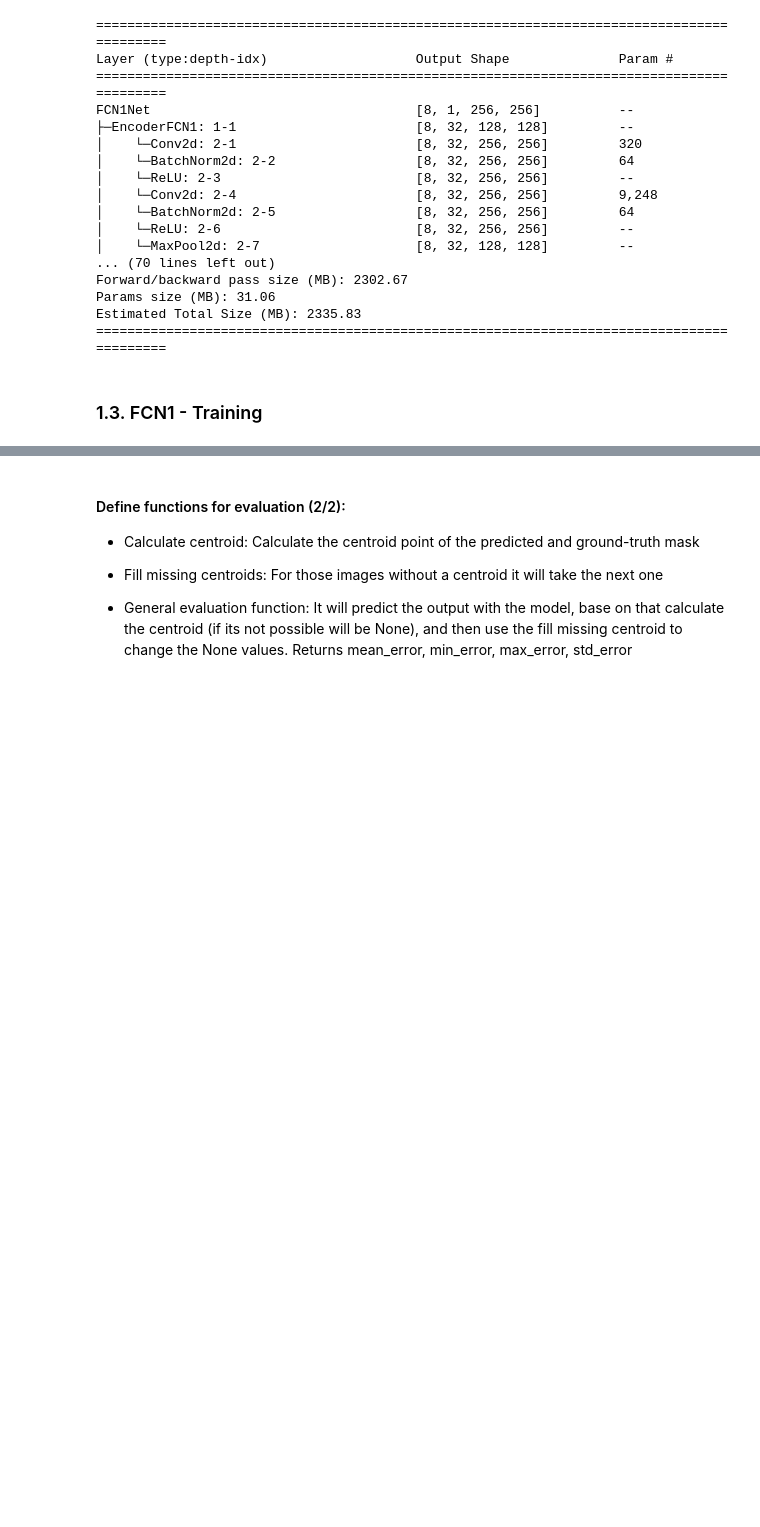
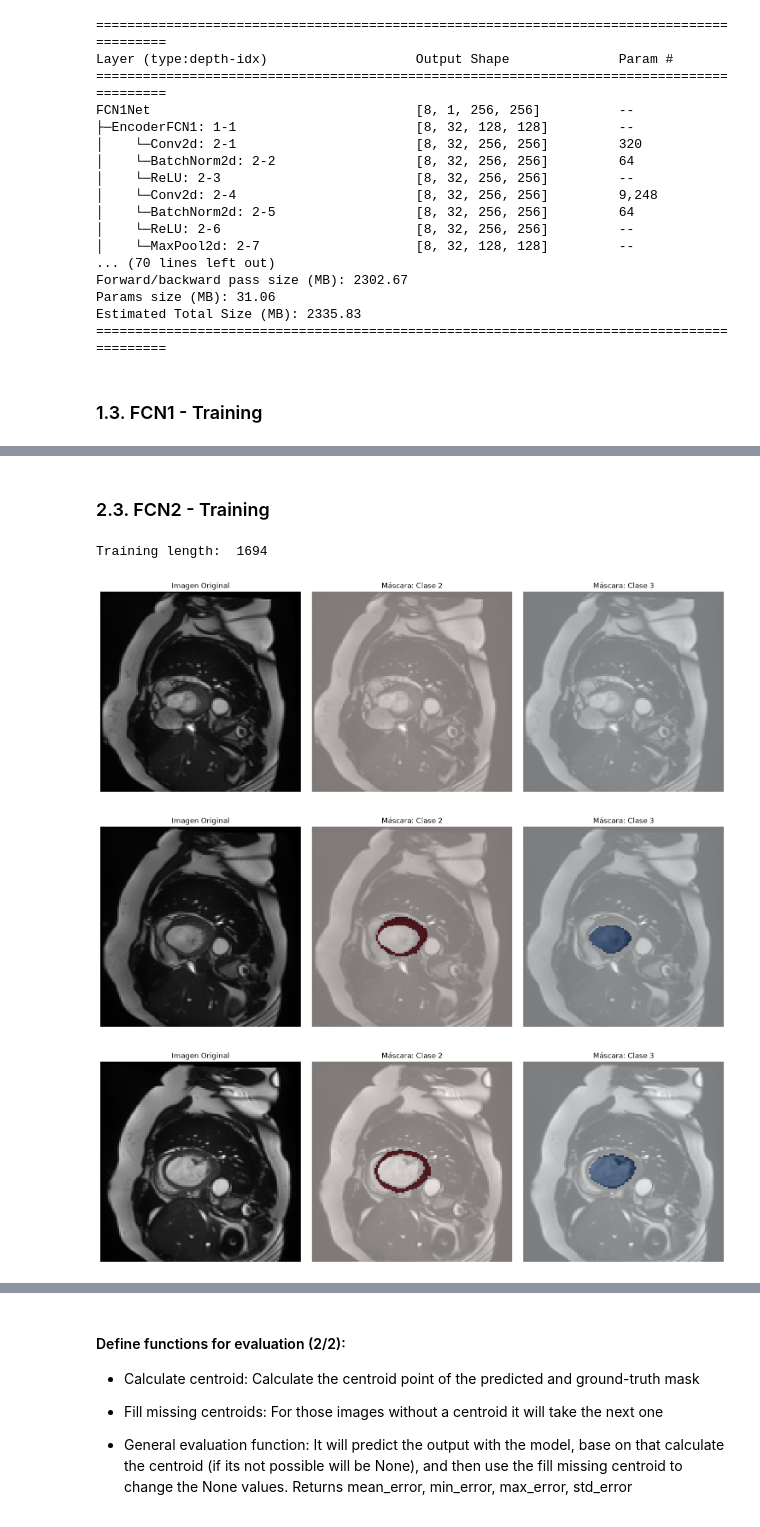
Before and after one commit to manuela-profile/cardiac-mri-lv-segmentation, a Jupyter notebook: 01_project.ipynb, the cells around one changed output, grey strips where cells are left out. Drawn from its saved outputs; the diff is of its cells as text; code cells hidden in the pictures; blank space fills up the shorter version.

```diff
--- a/01_project.ipynb
+++ b/01_project.ipynb
@@ -476,3 +732,5 @@ Training is done
+# %% [markdown]
+### 2.3. FCN2 - Training
 # %%
 ROI_SIZE = 128
 
@@ -506,0 +791,57 @@ def crop_center(img, x_center, y_center, size=ROI_SIZE):
+# %%
+import matplotlib.pyplot as plt
+
+print("Training length: ", len(ds_train_fcn2))
+
+i = 0
+for img, mask in ds_train_fcn2:
+    # 1. Transformación de la Imagen
+    # img tiene forma (1, H, W).
+    # Usamos .squeeze(0) para eliminar la dimensión de tamaño 1 en el índice 0.
+    # Usamos .numpy() para asegurar la compatibilidad nativa con matplotlib.
+    img_2d = img.squeeze(0).numpy()
+    # Transición: img_2d shape ahora es (H, W)
+
+    # 2. Separación de los Canales de la Máscara
+    # mask tiene forma (2, H, W). Matplotlib no puede renderizar 2 canales simultáneamente.
+    # Extraemos explícitamente el plano bidimensional de cada clase mediante indexación (C, Y, X).
+    mask_clase_2 = mask[0, :, :].numpy()  # Índice 0 corresponde a tu channel_two
+    mask_clase_3 = mask[1, :, :].numpy()  # Índice 1 corresponde a tu channel_three
+    # Transición: mask_clase_2 y mask_clase_3 shape ahora son (H, W)
+
+    # 3. Configuración de la figura
+    # Elegimos una cuadrícula de 1 fila por 3 columnas para comparar los datos lado a lado
+    fig, axes = plt.subplots(1, 3, figsize=(15, 5))
+
+    # Gráfico A: Imagen médica base
+    axes[0].imshow(img_2d, cmap="gray")
+    axes[0].set_title("Imagen Original")
+    axes[0].axis("off")
+
+    # Gráfico B: Superposición de la Clase 2
+    # Primero pintamos el fondo anatómico
+    axes[1].imshow(img_2d, cmap="gray")
+    # Luego superponemos la máscara binarizada.
+    # cmap="Reds" asigna rojo a los valores 1. alpha=0.5 hace la máscara semitransparente.
+    axes[1].imshow(mask_clase_2, cmap="Reds", alpha=0.5, vmin=0, vmax=1)
+    axes[1].set_title("Máscara: Clase 2")
+    axes[1].axis("off")
+
+    # Gráfico C: Superposición de la Clase 3
+    axes[2].imshow(img_2d, cmap="gray")
+    axes[2].imshow(mask_clase_3, cmap="Blues", alpha=0.5, vmin=0, vmax=1)
+    axes[2].set_title("Máscara: Clase 3")
+    axes[2].axis("off")
+
+    plt.tight_layout()
+    plt.show()
+
+    i += 1
+    # Interrumpimos el bucle tras 3 iteraciones para no bloquear la consola renderizando miles de gráficos
+    if i >= 3:
+        break
+# %% [output]
+Training length:  1694
+[figure, added]
+[figure, added]
+[figure, added]
```
Also changed, not shown: parts of 37 cells of this notebook, 1 other file.
